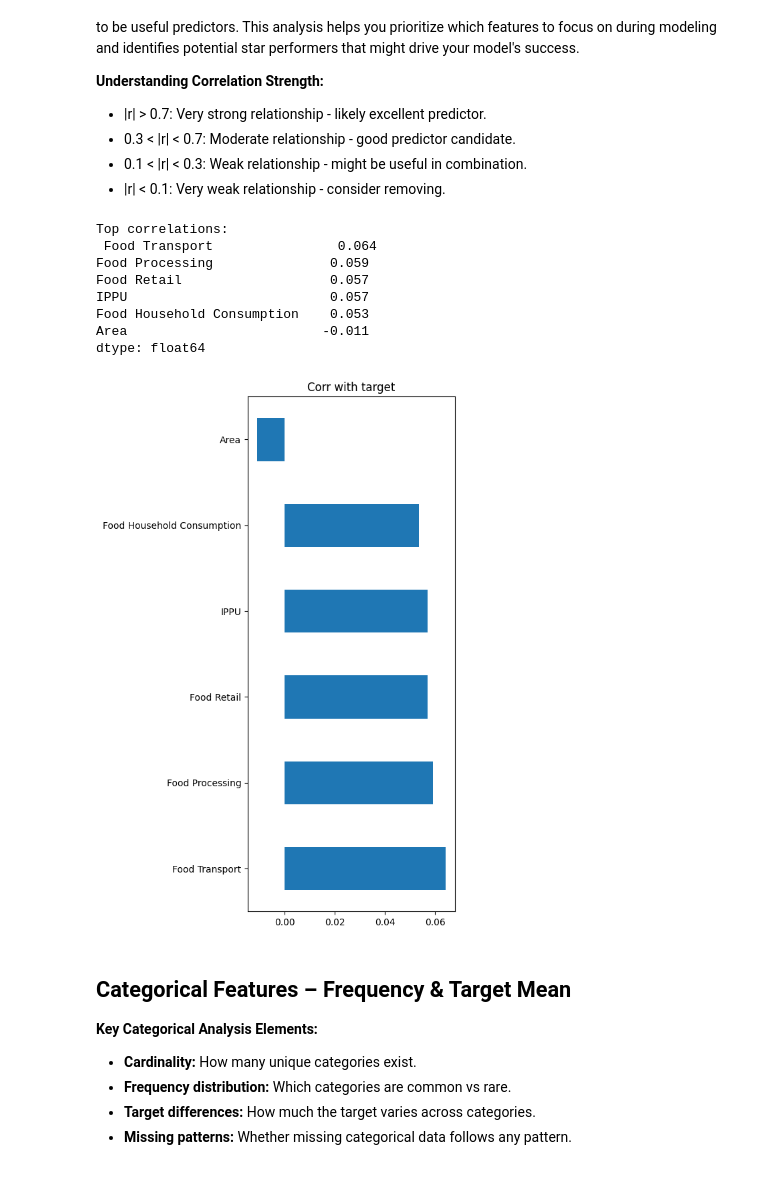
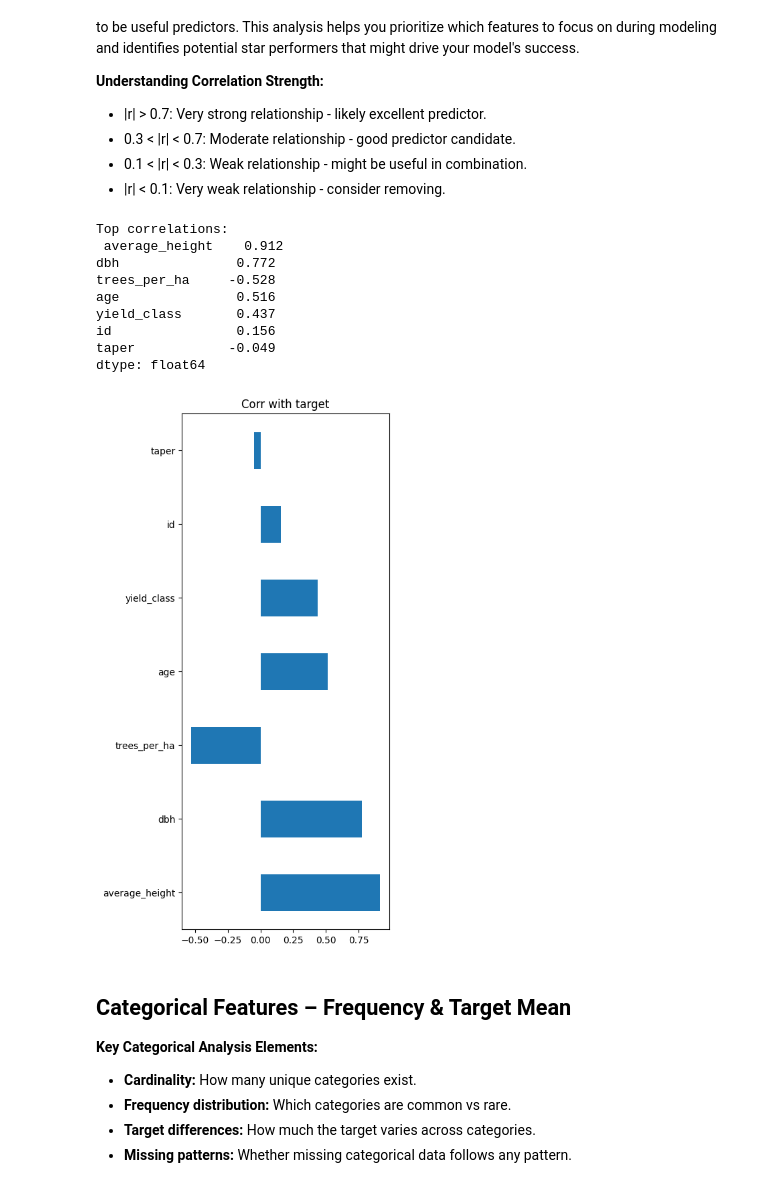
Before and after one commit to lukasbals/tomorrow-university, a Jupyter notebook: 10_regression/sustainability-predictor/notebooks/05_exploratory_data_analysis.ipynb, the cells around one changed output. Saved outputs shown, nothing was run; the diff lists cells and outputs as text; code cells hidden in the pictures.

Commit message:
switch use case to yield tables

```diff
--- a/10_regression/sustainability-predictor/notebooks/05_exploratory_data_analysis.ipynb
+++ b/10_regression/sustainability-predictor/notebooks/05_exploratory_data_analysis.ipynb
@@ -13,11 +13,13 @@ import numpy as np
 import matplotlib.pyplot as plt
 import seaborn as sns
 
+# We use the unprocessed version of the features to visualize the data like it's in reality
+X_train = pd.read_csv("../data/processed/X_train_unprocessed.csv")
+y_train = pd.read_csv("../data/processed/y_train.csv")
+X_test = pd.read_csv("../data/processed/X_test_unprocessed.csv")
+y_test = pd.read_csv("../data/processed/y_test.csv")
 
-X_train = pd.read_csv("../data/processed/X_train.csv")
-y_train = pd.read_csv("../data/processed/y_train.csv")
-X_test = pd.read_csv("../data/processed/X_test.csv")
-y_test = pd.read_csv("../data/processed/y_test.csv")
+target_variable = "volume_per_ha"
 # %% [markdown]
 ## Essential Dataset Overview Steps
 # %%
@@ -211,25 +213,24 @@ The correlation between numerical features and your target variable reveals whic
 - 0.1 < |r| < 0.3: Weak relationship - might be useful in combination.
 - |r| < 0.1: Very weak relationship - consider removing.
 # %%
-correlations = (
-    X_train[X_train.columns.drop("Year")]
-    .corrwith(y_train["Average Temperature °C"])
-    .sort_values(key=abs, ascending=False)
+correlations = X_train.corrwith(y_train[target_variable]).sort_values(
+    key=abs, ascending=False
 )
 print("Top correlations:\n", correlations.head(10).round(3))
 correlations.head(10).plot.barh(figsize=(4, 10))
 plt.title("Corr with target")
 plt.show()
 # %% [output]
 Top correlations:
- Food Transport                0.064
-Food Processing               0.059
-Food Retail                   0.057
-IPPU                          0.057
-Food Household Consumption    0.053
-Area                         -0.011
+ average_height    0.912
+dbh               0.772
+trees_per_ha     -0.528
+age               0.516
+yield_class       0.437
+id                0.156
+taper            -0.049
 dtype: float64
-[figure, old version]
+[figure, new version]
 # %% [markdown]
 ## Categorical Features – Frequency & Target Mean
 
```
Also changed, not shown: parts of 10 cells of this notebook, 17 other files.
